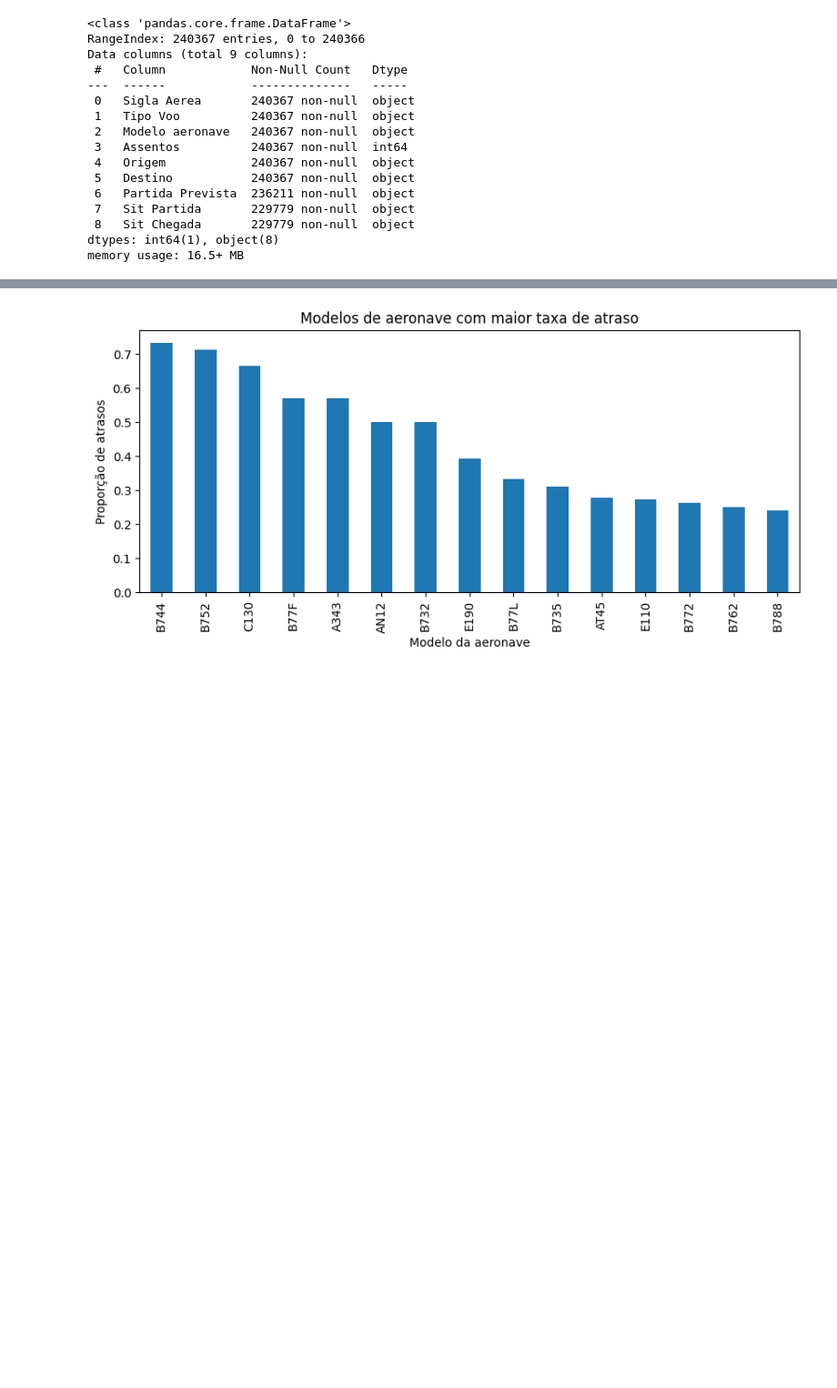
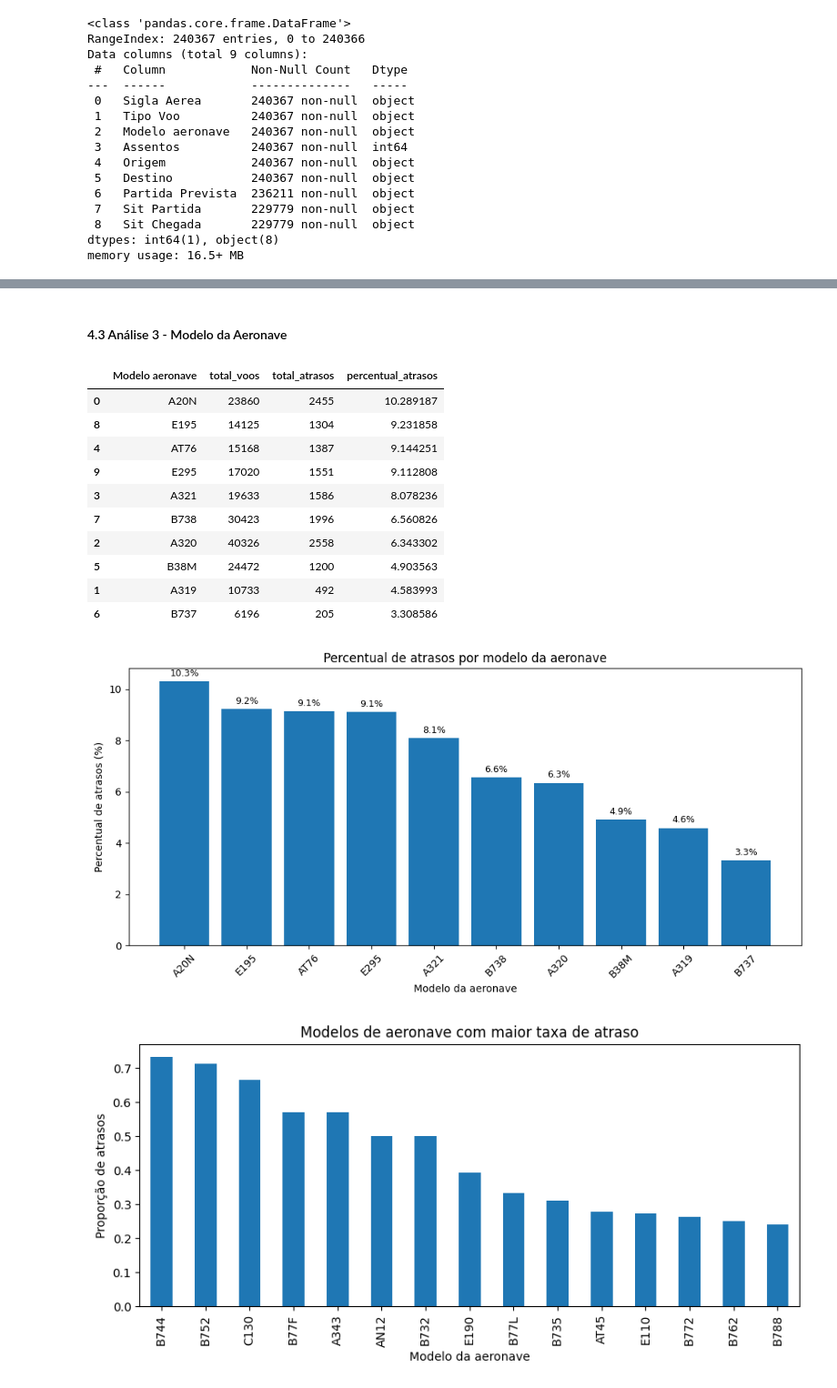
Before and after one commit to Silvinharl/MVP_Machine_Learning, a Jupyter notebook: MVP_Voos_ANAC.ipynb, the cells around one changed output, grey strips where cells are left out. Shown at 91% size. Saved outputs shown, nothing was run; the diff lists cells and outputs as text; code cells hidden in the pictures; blank space fills up the shorter version.

```diff
--- a/MVP_Voos_ANAC.ipynb
+++ b/MVP_Voos_ANAC.ipynb
@@ -2021,3 +1799,62 @@ dtype: float64
+# %% [markdown]
+#### 4.3 Análise 3 - Modelo da Aeronave
+# %%
+# Seleciona os 10 modelos de aeronave mais frequentes
+top_modelos = df['Modelo aeronave'].value_counts().head(10).index
+
+# Calcula o percentual de atrasos para esses modelos
+analise_modelo = (
+    df[df['Modelo aeronave'].isin(top_modelos)]
+      .groupby('Modelo aeronave')['atrasado']
+      .agg(
+          total_voos='count',
+          total_atrasos='sum',
+          percentual_atrasos='mean'
+      )
+      .reset_index()
+)
+
+analise_modelo['percentual_atrasos'] *= 100
+
+# Ordena do maior para o menor percentual de atrasos
+analise_modelo = analise_modelo.sort_values(
+    by='percentual_atrasos',
+    ascending=False
+)
+
+display(analise_modelo)
+
+# Gráfico
+plt.figure(figsize=(10,5))
+
+plt.bar(
+    analise_modelo['Modelo aeronave'],
+    analise_modelo['percentual_atrasos']
+)
+
+plt.title('Percentual de atrasos por modelo da aeronave')
+plt.xlabel('Modelo da aeronave')
+plt.ylabel('Percentual de atrasos (%)')
+plt.xticks(rotation=45)
+
+for i, v in enumerate(analise_modelo['percentual_atrasos']):
+    plt.text(i, v + 0.2, f'{v:.1f}%', ha='center', fontsize=9)
+
+plt.tight_layout()
+plt.show()
+# %% [output]
+|  | Modelo aeronave | total_voos | total_atrasos | percentual_atrasos |
+| 0 | A20N | 23860 | 2455 | 10.289187 |
+| 8 | E195 | 14125 | 1304 | 9.231858 |
+| 4 | AT76 | 15168 | 1387 | 9.144251 |
+| 9 | E295 | 17020 | 1551 | 9.112808 |
+| 3 | A321 | 19633 | 1586 | 8.078236 |
+| 7 | B738 | 30423 | 1996 | 6.560826 |
+| 2 | A320 | 40326 | 2558 | 6.343302 |
+| 5 | B38M | 24472 | 1200 | 4.903563 |
+| 1 | A319 | 10733 | 492 | 4.583993 |
+| 6 | B737 | 6196 | 205 | 3.308586 |
+[figure, added]
 # %%
 import matplotlib.pyplot as plt
 
```
Also changed, not shown: parts of 118 cells of this notebook.
